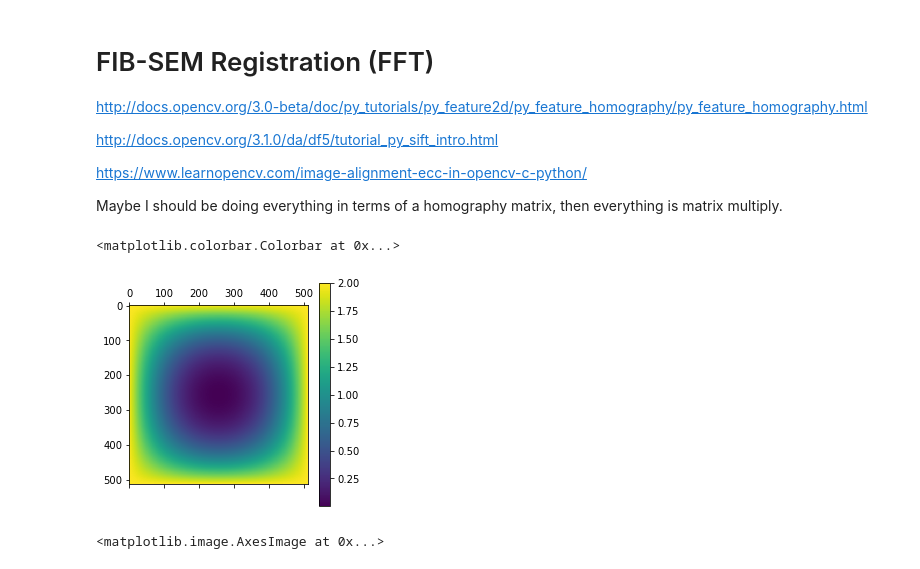
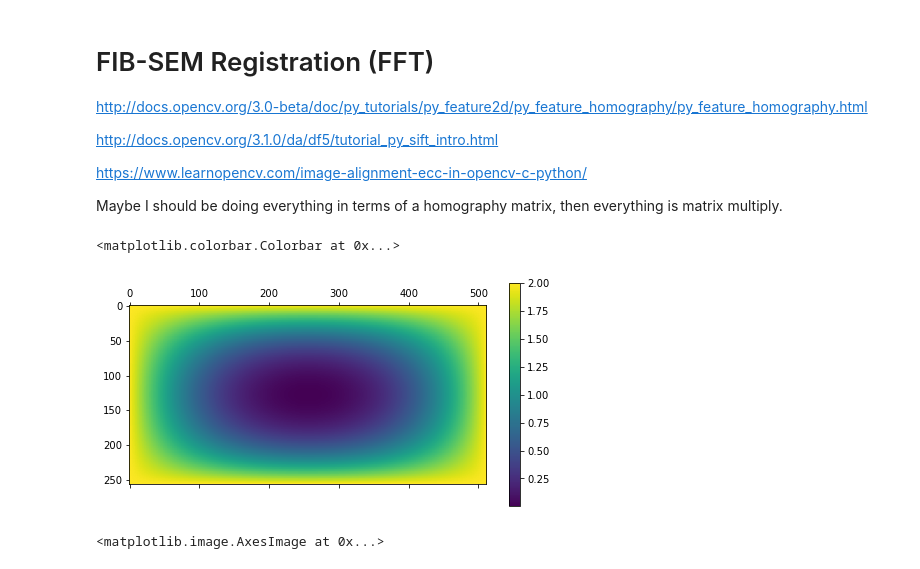
Before and after one commit to janelia-cellmap/FIB-SEM-Aligner, a Jupyter notebook: FIB-SEM Registration.ipynb, the cells around one changed output. Drawn from its saved outputs; the diff is of its cells as text; code cells hidden in the pictures.

```diff
--- a/FIB-SEM Registration.ipynb
+++ b/FIB-SEM Registration.ipynb
@@ -234,6 +232,6 @@ from scipy.ndimage import affine_transform
 # %%
-plt.matshow(highpass((512, 512)))
+plt.matshow(highpass((256, 512)))
 plt.colorbar()
 # %% [output]
 <matplotlib.colorbar.Colorbar at 0x...>
-[figure, old version]
+[figure, new version]
```
Also changed, not shown: parts of 50 cells of this notebook.
